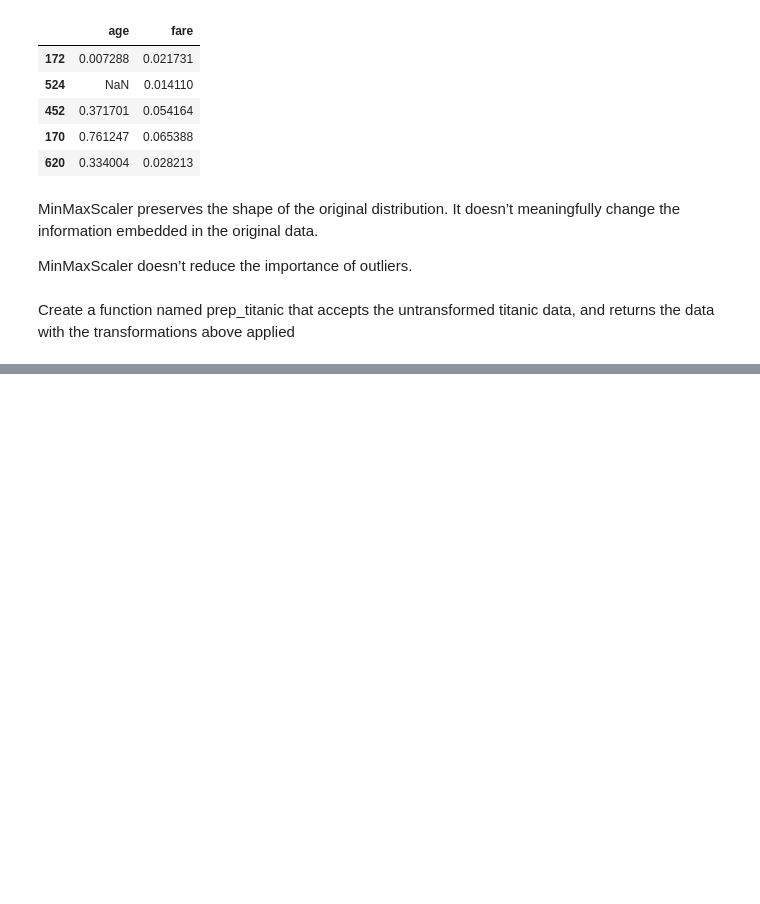
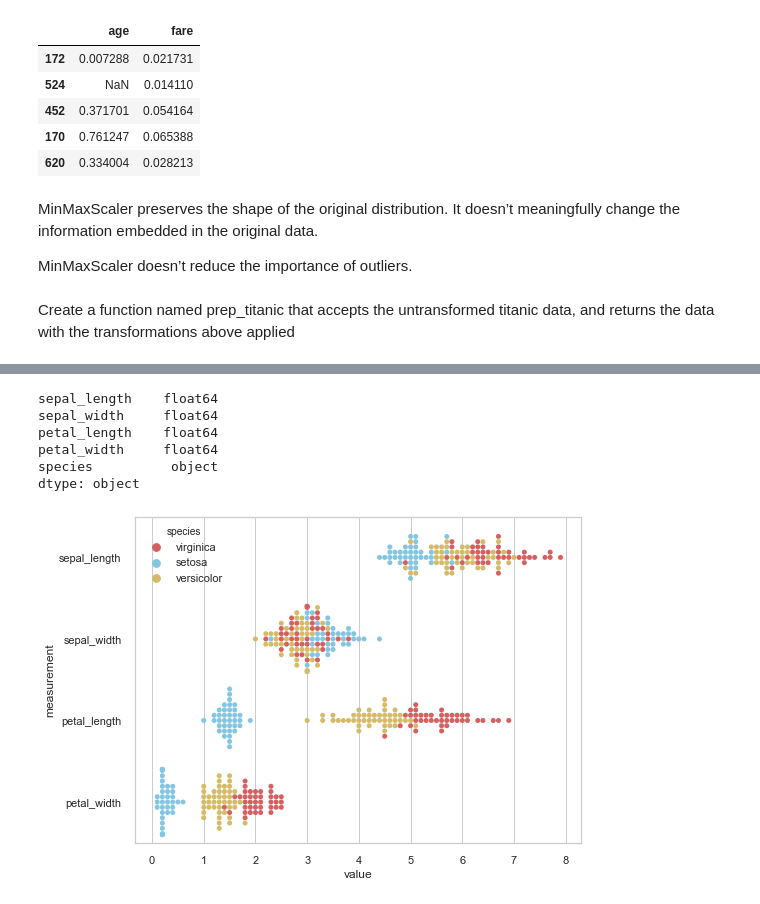
Before and after one commit to Jeff-Hutchins/ds-methodologies-exercises, a Jupyter notebook: classification/classification_exercises.ipynb, the cells around one changed output, grey strips where cells are left out. Cells and saved outputs as stored; diff of their text form; code cells hidden in the pictures; blank space fills up the shorter version.

```diff
--- a/classification/classification_exercises.ipynb
+++ b/classification/classification_exercises.ipynb
@@ -656,0 +682,3 @@ def prep_titanic(df):
+# %%
+iris = acquire.get_iris_data()
+iris.head()
@@ -656,0 +692,4 @@ def prep_titanic(df):
+# %%
+# train, test = train_test_split(iris, train_size=.7, random_state=123)
+import split_scale
+train, test = split_scale.split_my_data(iris)
@@ -656,0 +714,9 @@ def prep_titanic(df):
+# %%
+train.dtypes
+# %% [output]
+sepal_length    float64
+sepal_width     float64
+petal_length    float64
+petal_width     float64
+species          object
+dtype: object
@@ -656,0 +725,15 @@ def prep_titanic(df):
+# %%
+sns.set(style="whitegrid", palette="muted")
+
+# "Melt" the dataset to "long-form" representation
+df_melt = pd.melt(train[['sepal_length','sepal_width','petal_length','petal_width', 'species']], "species", var_name="measurement")
+
+plt.figure(figsize=(8,6))
+# Draw a categorical scatterplot to show each observation
+p = sns.swarmplot(x="value", y="measurement", hue="species",
+              palette=["r", "c", "y"], data=df_melt)
+# p.set(yscale="log")
+
+plt.show()
+# %% [output]
+[figure, added]
```
Also changed, not shown: parts of 10 cells of this notebook.
